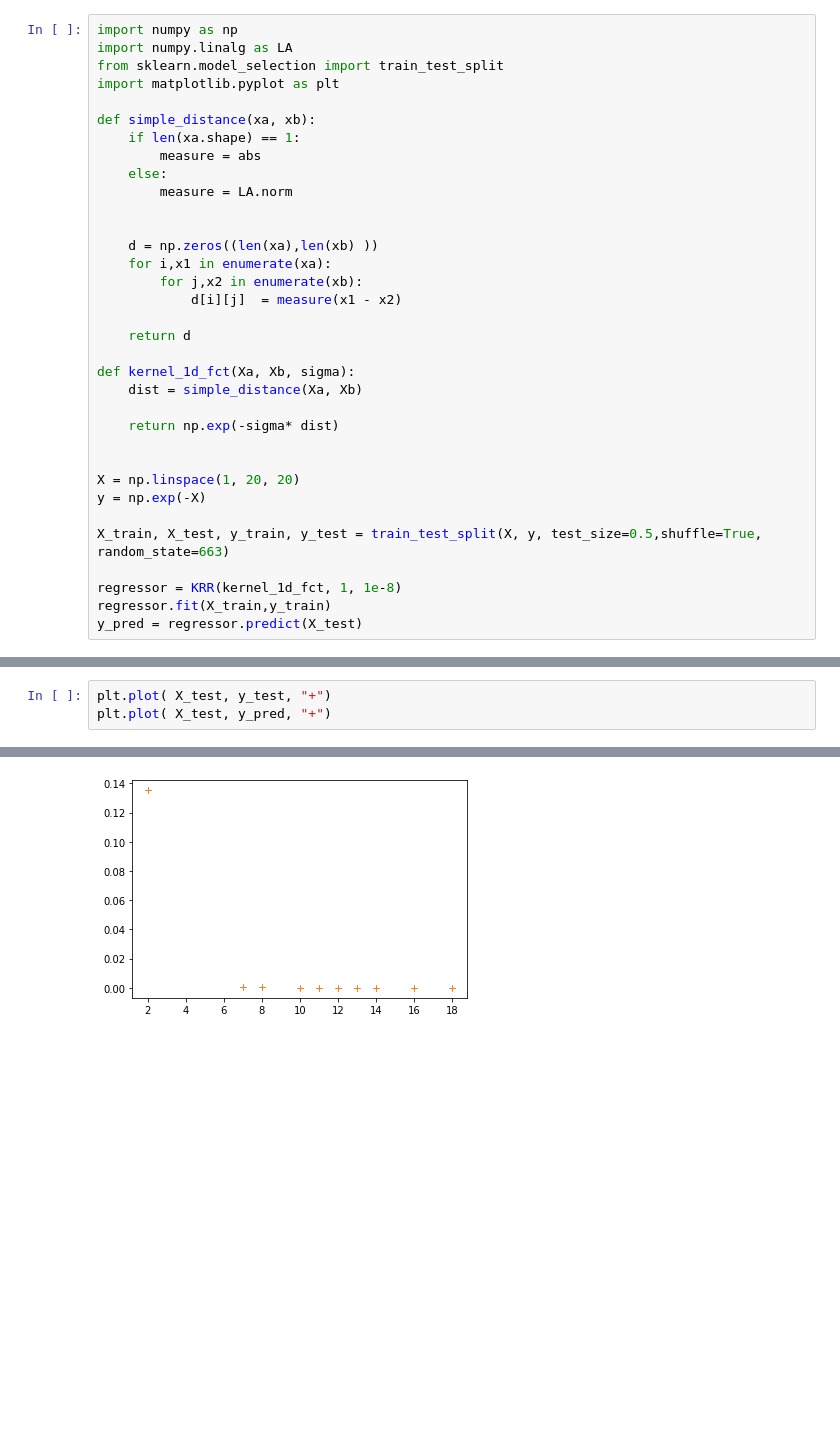
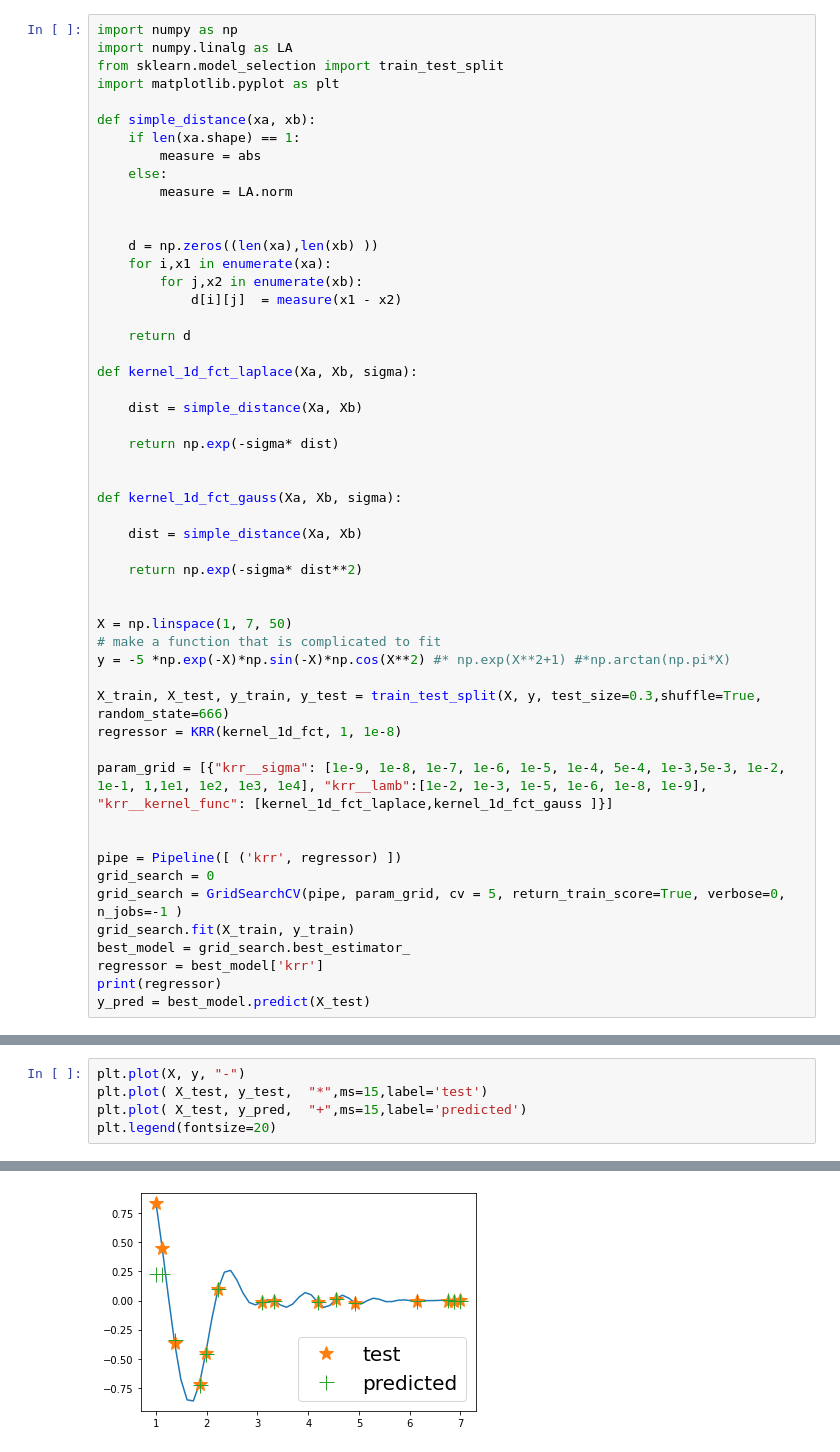
Before and after one commit to janweinreich/sklearn_reg, a Jupyter notebook: regression.ipynb, the cells around one changed output, grey strips where cells are left out. Drawn from its saved outputs; the diff is of its cells as text; blank space fills up the shorter version.

Commit message:
fit of complicated 1d function

```diff
--- a/regression.ipynb
+++ b/regression.ipynb
@@ -84,18 +86,36 @@ def simple_distance(xa, xb):
 
     return d
 
-def kernel_1d_fct(Xa, Xb, sigma):
+def kernel_1d_fct_laplace(Xa, Xb, sigma):
+
     dist = simple_distance(Xa, Xb)
 
     return np.exp(-sigma* dist)
 
 
-X = np.linspace(1, 20, 20)
-y = np.exp(-X)
+def kernel_1d_fct_gauss(Xa, Xb, sigma):
 
-X_train, X_test, y_train, y_test = train_test_split(X, y, test_size=0.5,shuffle=True, random_state=663)
+    dist = simple_distance(Xa, Xb)
 
+    return np.exp(-sigma* dist**2)
+
+
+X = np.linspace(1, 7, 50)
+# make a function that is complicated to fit
+y = -5 *np.exp(-X)*np.sin(-X)*np.cos(X**2) #* np.exp(X**2+1) #*np.arctan(np.pi*X)
+
+X_train, X_test, y_train, y_test = train_test_split(X, y, test_size=0.3,shuffle=True, random_state=666)
 regressor = KRR(kernel_1d_fct, 1, 1e-8)
-regressor.fit(X_train,y_train)
-y_pred = regressor.predict(X_test)
+
+param_grid = [{"krr__sigma": [1e-9, 1e-8, 1e-7, 1e-6, 1e-5, 1e-4, 5e-4, 1e-3,5e-3, 1e-2, 1e-1, 1,1e1, 1e2, 1e3, 1e4], "krr__lamb":[1e-2, 1e-3, 1e-5, 1e-6, 1e-8, 1e-9], "krr__kernel_func": [kernel_1d_fct_laplace,kernel_1d_fct_gauss ]}]
+
+
+pipe = Pipeline([ ('krr', regressor) ])
+grid_search = 0
+grid_search = GridSearchCV(pipe, param_grid, cv = 5, return_train_score=True, verbose=0, n_jobs=-1 )
+grid_search.fit(X_train, y_train)
+best_model = grid_search.best_estimator_
+regressor = best_model['krr']
+print(regressor)
+y_pred = best_model.predict(X_test)
 # %% [output]
@@ -104,4 +125,6 @@ y_pred = regressor.predict(X_test)
 # %%
-plt.plot( X_test, y_test, "+")
-plt.plot( X_test, y_pred, "+")
+plt.plot(X, y, "-")
+plt.plot( X_test, y_test,  "*",ms=15,label='test')
+plt.plot( X_test, y_pred,  "+",ms=15,label='predicted')
+plt.legend(fontsize=20)
 # %% [output]
@@ -109 +132 @@ plt.plot( X_test, y_pred, "+")
-[figure, old version]
+[figure, new version]
```
Also changed, not shown: parts of 12 cells of this notebook.
